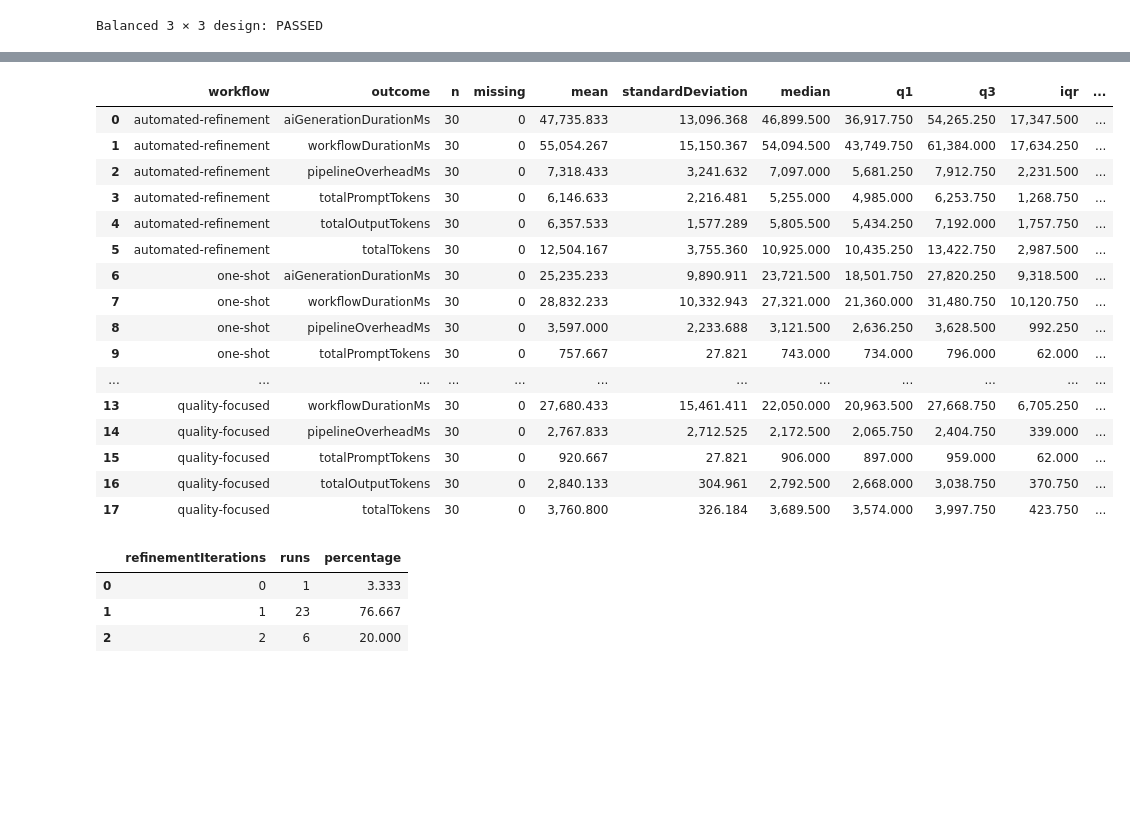
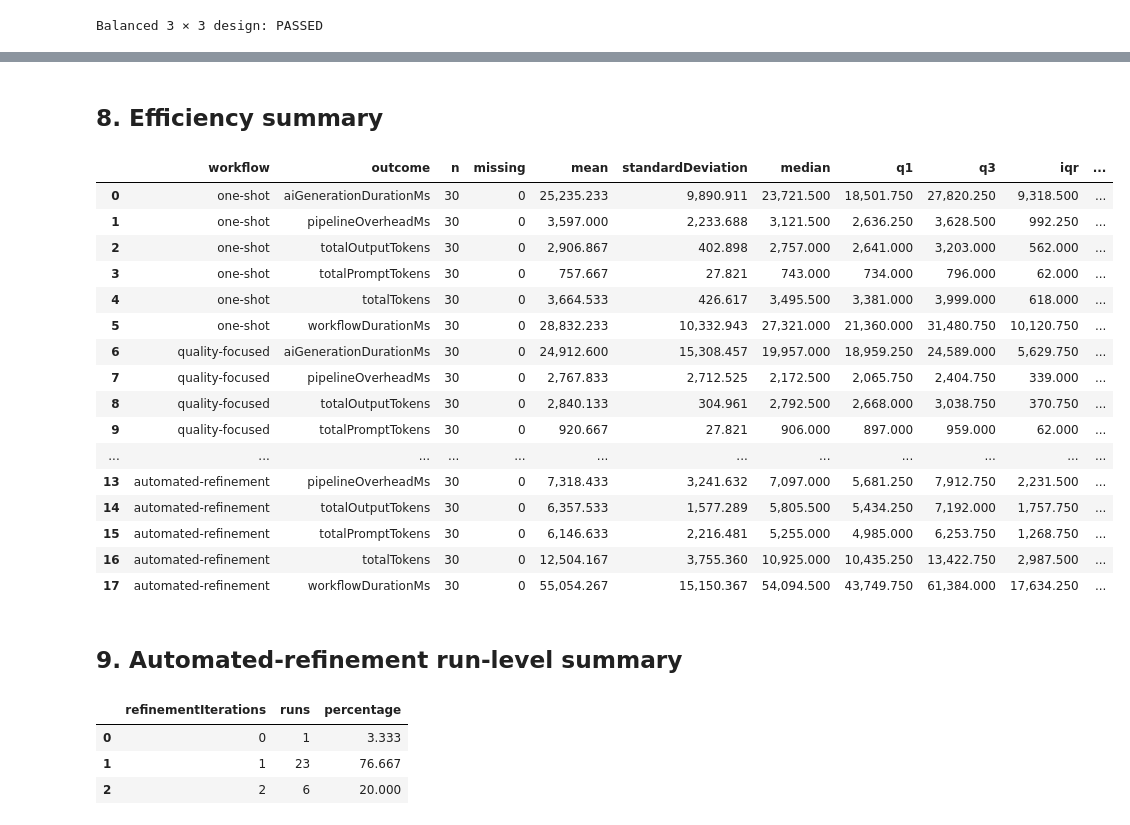
Before and after one commit to christineceline/ai-software-quality-pipeline, a Jupyter notebook: analysis/experiment-2026-08-03T14-15-25-809Z-f77080fe/notebooks/02_descriptive_analysis.ipynb, the cells around one changed output, grey strips where cells are left out. Drawn from its saved outputs; the diff is of its cells as text; code cells hidden in the pictures; blank space fills up the shorter version.

```diff
--- a/analysis/experiment-2026-08-03T14-15-25-809Z-f77080fe/notebooks/02_descriptive_analysis.ipynb
+++ b/analysis/experiment-2026-08-03T14-15-25-809Z-f77080fe/notebooks/02_descriptive_analysis.ipynb
@@ -124,7 +157,17 @@ workflow_pass_counts
 # %%
+pass_columns = [
+    "finalAllPassed",
+    "finalStaticPassed",
+    "finalRuntimePassed",
+    "finalAccessibilityPassed",
+    "finalFunctionalPassed",
+]
+
 workflow_pass_summary = []
 
-for workflow, group in runs.groupby("workflow"):
+for workflow in workflow_order:
+    group = runs.loc[runs["workflow"] == workflow]
+
     for outcome in pass_columns:
         passed = int(group[outcome].sum())
         total = len(group)
@@ -141,6 +184,14 @@ for workflow, group in runs.groupby("workflow"):
         )
 
 workflow_pass_summary = pd.DataFrame(workflow_pass_summary)
+workflow_pass_summary["workflow"] = pd.Categorical(
+    workflow_pass_summary["workflow"],
+    categories=workflow_order,
+    ordered=True,
+)
+workflow_pass_summary = workflow_pass_summary.sort_values(
+    ["workflow", "outcome"]
+).reset_index(drop=True)
 
 workflow_pass_summary
 # %% [output]
@@ -422,46 +533,59 @@ primary_pass_table.to_csv(
     tables_dir / "table_primary_quality_outcome.csv",
     index=False,
 )
+# %% [markdown]
+## 8. Efficiency summary
 # %%
 efficiency_columns = [
     "aiGenerationDurationMs",
     "workflowDurationMs",
     "pipelineOverheadMs",
     "totalPromptTokens",
     "totalOutputTokens",
     "totalTokens",
 ]
 
 efficiency_table = descriptive_summary(
     runs,
     ["workflow"],
     efficiency_columns,
 )
 
+efficiency_table["workflow"] = pd.Categorical(
+    efficiency_table["workflow"],
+    categories=workflow_order,
+    ordered=True,
+)
+efficiency_table = efficiency_table.sort_values(
+    ["workflow", "outcome"]
+).reset_index(drop=True)
+
 efficiency_table
 # %% [output]
 |  | workflow | outcome | n | missing | mean | standardDeviation | median | q1 | q3 | iqr | ... |
-| 0 | automated-refinement | aiGenerationDurationMs | 30 | 0 | 47,735.833 | 13,096.368 | 46,899.500 | 36,917.750 | 54,265.250 | 17,347.500 | ... |
-| 1 | automated-refinement | workflowDurationMs | 30 | 0 | 55,054.267 | 15,150.367 | 54,094.500 | 43,749.750 | 61,384.000 | 17,634.250 | ... |
-| 2 | automated-refinement | pipelineOverheadMs | 30 | 0 | 7,318.433 | 3,241.632 | 7,097.000 | 5,681.250 | 7,912.750 | 2,231.500 | ... |
-| 3 | automated-refinement | totalPromptTokens | 30 | 0 | 6,146.633 | 2,216.481 | 5,255.000 | 4,985.000 | 6,253.750 | 1,268.750 | ... |
-| 4 | automated-refinement | totalOutputTokens | 30 | 0 | 6,357.533 | 1,577.289 | 5,805.500 | 5,434.250 | 7,192.000 | 1,757.750 | ... |
-| 5 | automated-refinement | totalTokens | 30 | 0 | 12,504.167 | 3,755.360 | 10,925.000 | 10,435.250 | 13,422.750 | 2,987.500 | ... |
-| 6 | one-shot | aiGenerationDurationMs | 30 | 0 | 25,235.233 | 9,890.911 | 23,721.500 | 18,501.750 | 27,820.250 | 9,318.500 | ... |
-| 7 | one-shot | workflowDurationMs | 30 | 0 | 28,832.233 | 10,332.943 | 27,321.000 | 21,360.000 | 31,480.750 | 10,120.750 | ... |
-| 8 | one-shot | pipelineOverheadMs | 30 | 0 | 3,597.000 | 2,233.688 | 3,121.500 | 2,636.250 | 3,628.500 | 992.250 | ... |
-| 9 | one-shot | totalPromptTokens | 30 | 0 | 757.667 | 27.821 | 743.000 | 734.000 | 796.000 | 62.000 | ... |
+| 0 | one-shot | aiGenerationDurationMs | 30 | 0 | 25,235.233 | 9,890.911 | 23,721.500 | 18,501.750 | 27,820.250 | 9,318.500 | ... |
+| 1 | one-shot | pipelineOverheadMs | 30 | 0 | 3,597.000 | 2,233.688 | 3,121.500 | 2,636.250 | 3,628.500 | 992.250 | ... |
+| 2 | one-shot | totalOutputTokens | 30 | 0 | 2,906.867 | 402.898 | 2,757.000 | 2,641.000 | 3,203.000 | 562.000 | ... |
+| 3 | one-shot | totalPromptTokens | 30 | 0 | 757.667 | 27.821 | 743.000 | 734.000 | 796.000 | 62.000 | ... |
+| 4 | one-shot | totalTokens | 30 | 0 | 3,664.533 | 426.617 | 3,495.500 | 3,381.000 | 3,999.000 | 618.000 | ... |
+| 5 | one-shot | workflowDurationMs | 30 | 0 | 28,832.233 | 10,332.943 | 27,321.000 | 21,360.000 | 31,480.750 | 10,120.750 | ... |
+| 6 | quality-focused | aiGenerationDurationMs | 30 | 0 | 24,912.600 | 15,308.457 | 19,957.000 | 18,959.250 | 24,589.000 | 5,629.750 | ... |
+| 7 | quality-focused | pipelineOverheadMs | 30 | 0 | 2,767.833 | 2,712.525 | 2,172.500 | 2,065.750 | 2,404.750 | 339.000 | ... |
+| 8 | quality-focused | totalOutputTokens | 30 | 0 | 2,840.133 | 304.961 | 2,792.500 | 2,668.000 | 3,038.750 | 370.750 | ... |
+| 9 | quality-focused | totalPromptTokens | 30 | 0 | 920.667 | 27.821 | 906.000 | 897.000 | 959.000 | 62.000 | ... |
 | ... | ... | ... | ... | ... | ... | ... | ... | ... | ... | ... | ... |
-| 13 | quality-focused | workflowDurationMs | 30 | 0 | 27,680.433 | 15,461.411 | 22,050.000 | 20,963.500 | 27,668.750 | 6,705.250 | ... |
-| 14 | quality-focused | pipelineOverheadMs | 30 | 0 | 2,767.833 | 2,712.525 | 2,172.500 | 2,065.750 | 2,404.750 | 339.000 | ... |
-| 15 | quality-focused | totalPromptTokens | 30 | 0 | 920.667 | 27.821 | 906.000 | 897.000 | 959.000 | 62.000 | ... |
-| 16 | quality-focused | totalOutputTokens | 30 | 0 | 2,840.133 | 304.961 | 2,792.500 | 2,668.000 | 3,038.750 | 370.750 | ... |
-| 17 | quality-focused | totalTokens | 30 | 0 | 3,760.800 | 326.184 | 3,689.500 | 3,574.000 | 3,997.750 | 423.750 | ... |
+| 13 | automated-refinement | pipelineOverheadMs | 30 | 0 | 7,318.433 | 3,241.632 | 7,097.000 | 5,681.250 | 7,912.750 | 2,231.500 | ... |
+| 14 | automated-refinement | totalOutputTokens | 30 | 0 | 6,357.533 | 1,577.289 | 5,805.500 | 5,434.250 | 7,192.000 | 1,757.750 | ... |
+| 15 | automated-refinement | totalPromptTokens | 30 | 0 | 6,146.633 | 2,216.481 | 5,255.000 | 4,985.000 | 6,253.750 | 1,268.750 | ... |
+| 16 | automated-refinement | totalTokens | 30 | 0 | 12,504.167 | 3,755.360 | 10,925.000 | 10,435.250 | 13,422.750 | 2,987.500 | ... |
+| 17 | automated-refinement | workflowDurationMs | 30 | 0 | 55,054.267 | 15,150.367 | 54,094.500 | 43,749.750 | 61,384.000 | 17,634.250 | ... |
 # %%
 efficiency_table.to_csv(
     tables_dir / "table_efficiency_by_workflow.csv",
     index=False,
 )
+# %% [markdown]
+## 9. Automated-refinement run-level summary
 # %%
 automated = runs.loc[
     runs["workflow"] == "automated-refinement"
```
Also changed, not shown: parts of 49 cells of this notebook, 15 other files.
